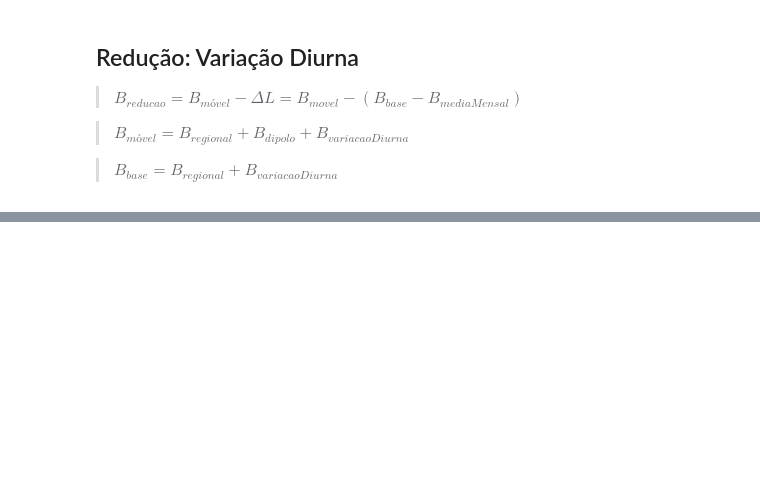
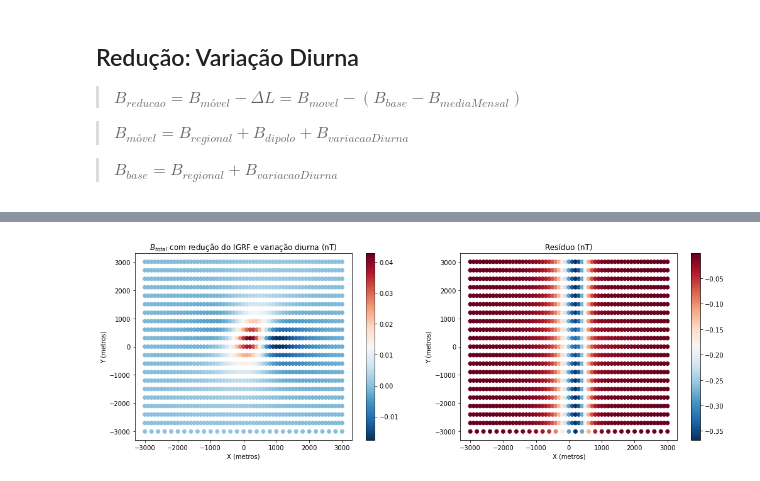
Before and after one commit to gdssouza/IGRF_n_diurnalVariation, a Jupyter notebook: variacao_diurna_sintetica.ipynb, the cells around one changed output, grey strips where cells are left out. Saved outputs shown, nothing was run; the diff lists cells and outputs as text; code cells hidden in the pictures; blank space fills up the shorter version.

```diff
--- a/variacao_diurna_sintetica.ipynb
+++ b/variacao_diurna_sintetica.ipynb
@@ -463,0 +475,47 @@ plt.show()
+# %%
+media_mensal = F
+residuo = []
+
+dadoReduzido_xyBt = np.copy(magnetometroMovel_xyBt)
+
+dadoReduzido_xyBt[2] = magnetometroMovel_xyBt[2] - (np.array(magnetometroBase_Bt[0])-media_mensal)-media_mensal
+
+for i in range(len(magnetometroMovel_xyBt[0])):
+    xi = magnetometroMovel_xyBt[0][i]
+    yi = magnetometroMovel_xyBt[0][i]
+
+    bx = dipolo_bx(xi,yi,z,[xc,yc,zc,raio], 2.5, inc,dec)
+    by = dipolo_bx(xi,yi,z,[xc,yc,zc,raio], 2.5, inc,dec)
+    bz = dipolo_bx(xi,yi,z,[xc,yc,zc,raio], 2.5, inc,dec)
+
+    Bx = bx
+    By = by
+    Bz = bz
+
+    Bt = (Bx**2 + By**2 + Bz**2)**(0.5)
+
+    #residuo = dadoReduzido - Bt
+    residuo.append( dadoReduzido_xyBt[2][i] - Bt )
+# %%
+# vizualizacao do grid de observacoes em função do tempo
+py.rcParams['figure.figsize'] = (17.0, 12.0) #Redimensiona a figura
+
+plt.subplot(2, 2, 1)
+plt.scatter(dadoReduzido_xyBt[0],dadoReduzido_xyBt[1],c=dadoReduzido_xyBt[2],cmap = plt.cm.RdBu_r)
+plt.xlabel('X (metros)')
+plt.ylabel('Y (metros)')
+plt.title('$B_{total}$ com redução do IGRF e variação diurna (nT)')
+plt.colorbar()
+
+plt.subplot(2, 2, 2)
+plt.scatter(dadoReduzido_xyBt[0],dadoReduzido_xyBt[1],c=residuo,cmap = plt.cm.RdBu_r)
+plt.xlabel('X (metros)')
+plt.ylabel('Y (metros)')
+plt.title('Resíduo (nT)')
+plt.colorbar()
+
+plt.savefig("image3.jpeg")
+
+plt.show()
+# %% [output]
+[figure, added]
```
Also changed, not shown: parts of 5 cells of this notebook.
